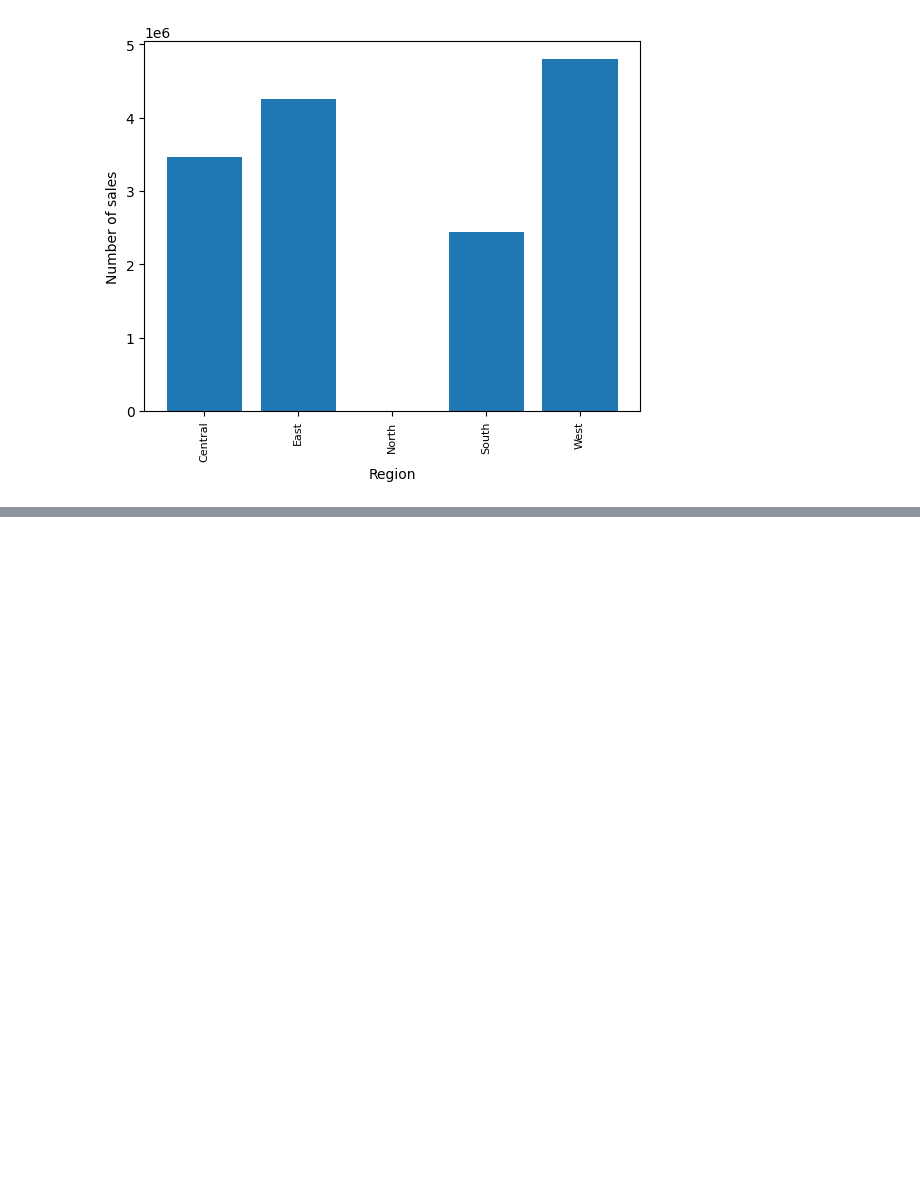
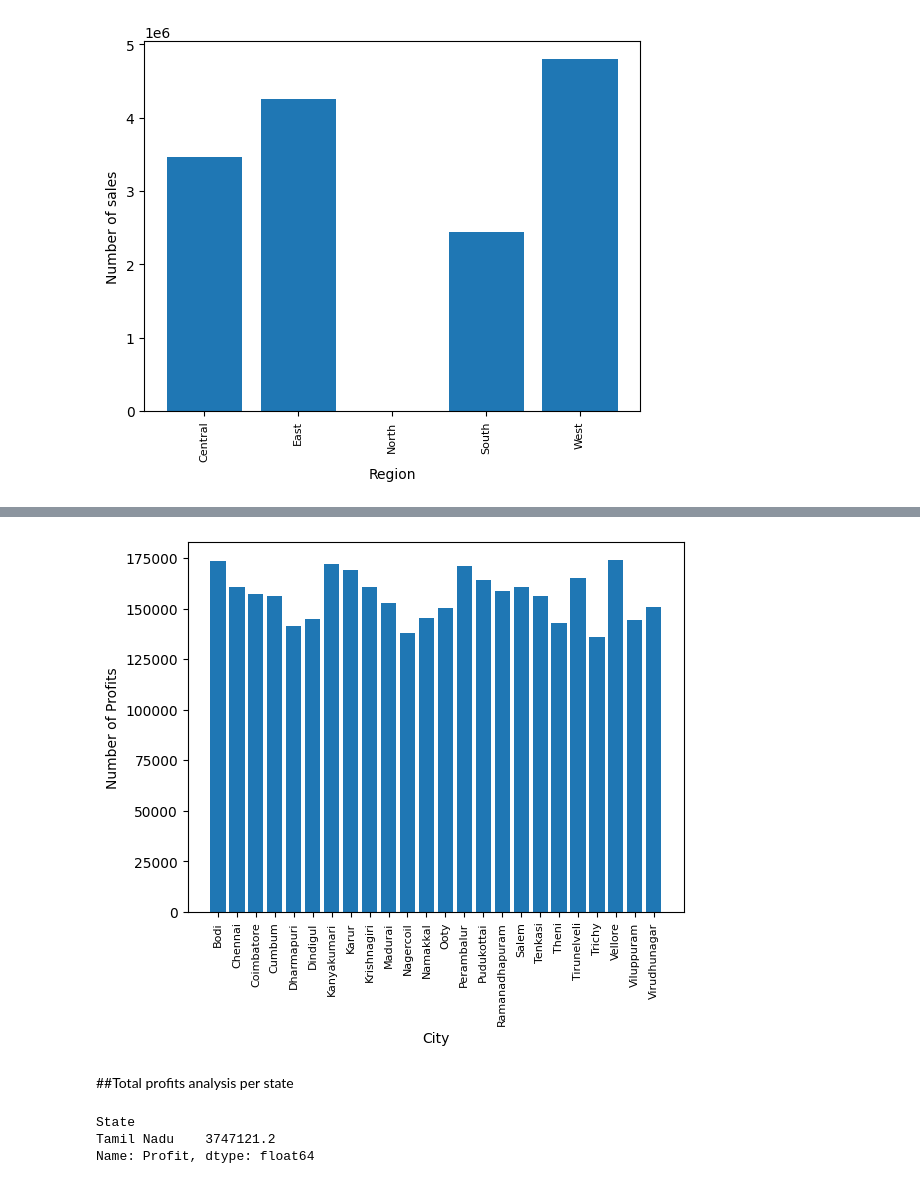
Before and after one commit to wandieinnocents/-Tweets-Sentiment-Analysis, a Jupyter notebook: v3_A_MULTIMODAL_ML_FRAMEWORK_FOR_BUSINESS_PERFORMANCE_ANALYSIS_Research_progress_v3.ipynb, the cells around one changed output, grey strips where cells are left out. Saved outputs shown, nothing was run; the diff lists cells and outputs as text; code cells hidden in the pictures; blank space fills up the shorter version.

```diff
--- a/v3_A_MULTIMODAL_ML_FRAMEWORK_FOR_BUSINESS_PERFORMANCE_ANALYSIS_Research_progress_v3.ipynb
+++ b/v3_A_MULTIMODAL_ML_FRAMEWORK_FOR_BUSINESS_PERFORMANCE_ANALYSIS_Research_progress_v3.ipynb
@@ -289,0 +352,5 @@ plt.show()
+# %%
+# profit analysis by city
+cities_filter = df.groupby('City')
+cities_filter_profits = cities_filter.sum()['Profit']
+cities_filter_profits
@@ -289,0 +375,25 @@ plt.show()
+# %%
+# profit analysis by city
+
+city_filter_profits_analysis = [product for product, df in cities_filter]
+
+# bar plot
+plt.bar(city_filter_profits_analysis, cities_filter_profits)
+plt.ylabel('Number of Profits')
+plt.xlabel('City')
+plt.xticks(city_filter_profits_analysis, rotation='vertical', size=8)
+# bar width
+plt.show()
+# %% [output]
+[figure, added]
+# %% [markdown]
+##Total profits analysis per state
+# %%
+# profit analysis by state
+states_filter = df.groupby('State')
+states_filter_profits = states_filter.sum()['Profit']
+states_filter_profits
+# %% [output]
+State
+Tamil Nadu    3747121.2
+Name: Profit, dtype: float64
```
Also changed, not shown: parts of 41 cells of this notebook.
